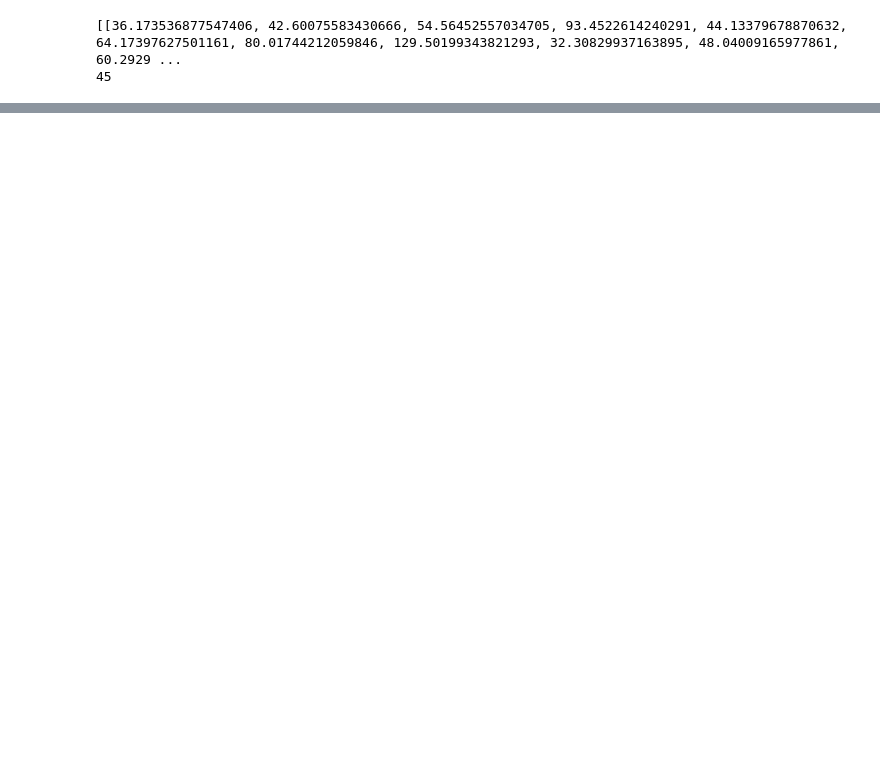
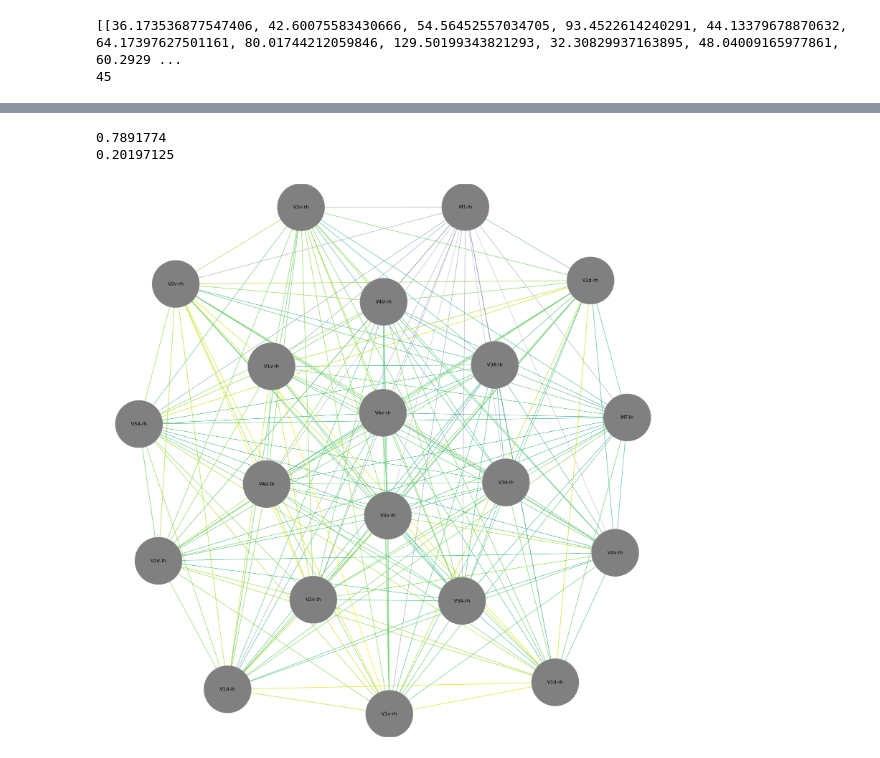
Before and after one commit to spencer-loggia/monkey_fmri, a Jupyter notebook: testing/pca_clust.ipynb, the cells around one changed output, grey strips where cells are left out. Saved outputs shown, nothing was run; the diff lists cells and outputs as text; code cells hidden in the pictures; blank space fills up the shorter version.

```diff
--- a/testing/pca_clust.ipynb
+++ b/testing/pca_clust.ipynb
@@ -182,0 +200,17 @@ plt.show()
+# %%
+np_adj = corr_adj.numpy()
+weight_std = np.std(np_adj)
+weight_mean = np.mean(np_adj)
+print(weight_mean)
+print(weight_std)
+# %% [output]
+0.7891774
+0.20197125
+# %%
+import networkx as nx
+roi_corr_graph = nx.from_numpy_array(np_adj, create_using=nx.Graph)
+# roi_atlas = roi_atlas.get_fdata()
+for node in roi_corr_graph.nodes():
+    roi_corr_graph.nodes[node]['roi_name'] = roi_names[node]
+    roi_corr_graph.nodes[node]['rdm'] = rdms[node].tolist()
+    roi_corr_graph.nodes[node]['num_dims'] = np.count_nonzero(atlas==roi_idx[node].item())
@@ -182,0 +223,9 @@ plt.show()
+# %%
+pos_graph = roi_corr_graph.copy()
+for s, t, data in pos_graph.edges(data=True):
+    pos_graph.edges[(s, t)]['weight'] = np.abs(data['weight'])
+undirected_connectome, layout = gr.layouts.layout_tsne(pos_graph,
+                                                       perplexity=100,
+                                                       n_iter=100000)
+for s, t, data in undirected_connectome.edges(data=True):
+    undirected_connectome.edges[(s, t)]['weight'] = roi_corr_graph.edges[(s, t)]['weight']
@@ -182,0 +260,25 @@ plt.show()
+# %%
+def rgb_to_hex(r, g, b):
+  return ('{:X}{:X}{:X}').format(int(r*255), int(g*255), int(b*255))
+
+for i, edge in enumerate(undirected_connectome.edges()):
+    s, t = edge
+    undirected_connectome.edges[(s, t)]['color'] = rgb_to_hex(edge_colors[i][0], edge_colors[i][1], edge_colors[i][2])
+    undirected_connectome.edges[(s, t)]['width'] = edge_widths[i]
+for i, n in enumerate(undirected_connectome.nodes()):
+    undirected_connectome.nodes[n]['graphics'] = {'x': layout[i].x,
+                                                  'y': layout[i].y,
+                                                  'w': layout[i].size,
+                                                  'h': layout[i].size}
+
+nx.readwrite.write_gml(undirected_connectome, "/Users/loggiasr/Projects/ColorContrastSpatialFrequency_local/Subjects/CCSF/analysis/representational/pollux_cor_graph.gml") # write to gml for loading with cytoscape
+# %%
+drawing = gr.layouts.render._draw_graph(undirected_connectome, layout, node_colors, 1.,
+                                        edge_line_width=edge_widths,
+                                        edge_alpha=1.,
+                                        edge_colors=edge_colors,
+                                        labels=labels,
+                                        figure_width=25,
+                                        figure_height=25)
+# %% [output]
+[figure, added]
```
Also changed, not shown: parts of 17 cells of this notebook, 1 other file.
